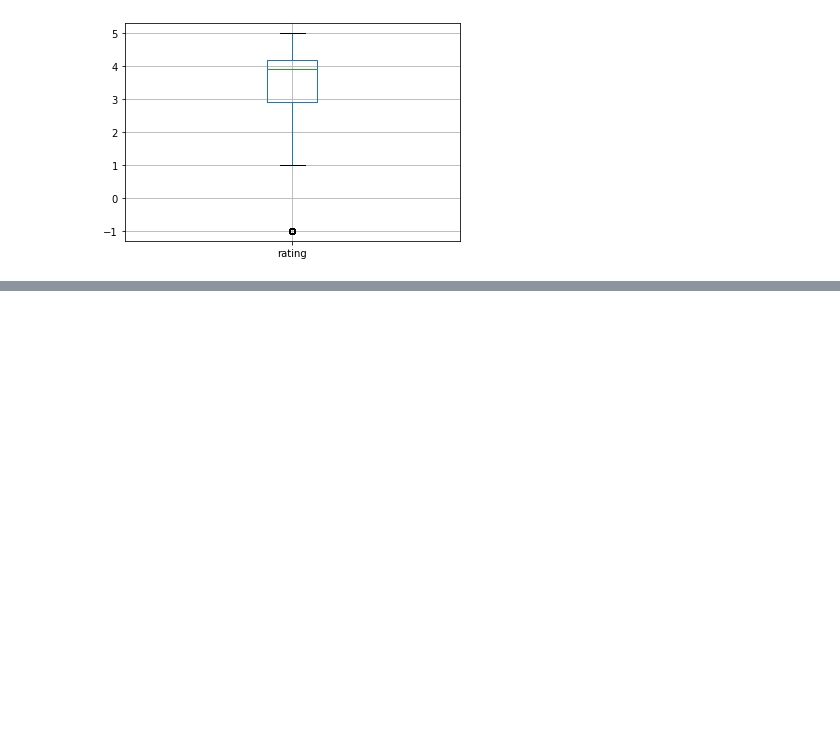
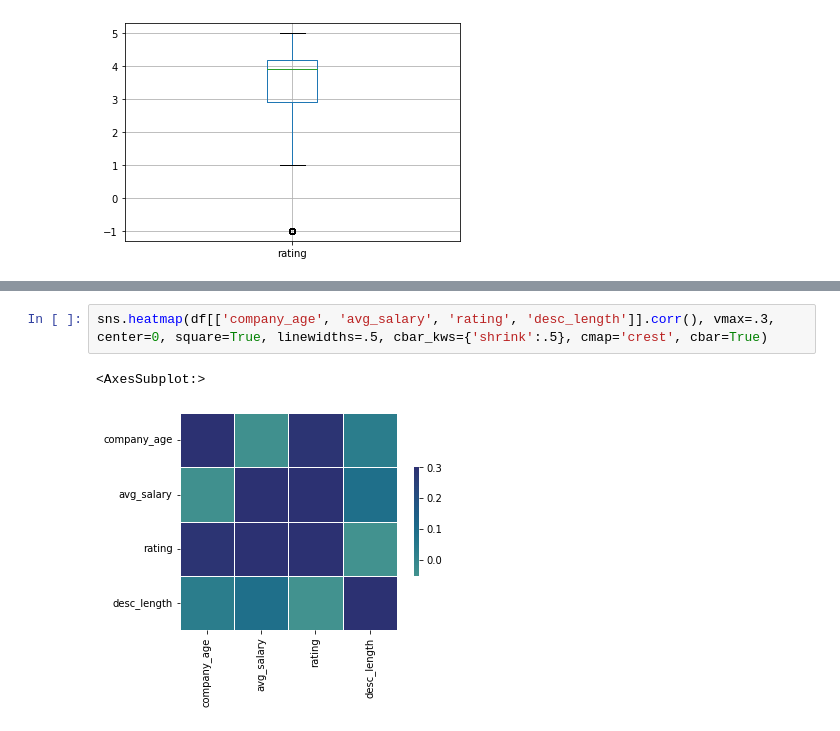
Before and after one commit to maxiberton/salary_pred_project, a Jupyter notebook: data_eda.ipynb, the cells around one changed output, grey strips where cells are left out. Drawn from its saved outputs; the diff is of its cells as text; blank space fills up the shorter version.

```diff
--- a/data_eda.ipynb
+++ b/data_eda.ipynb
@@ -102,0 +129,5 @@ df.boxplot(column=['rating'])
+# %%
+sns.heatmap(df[['company_age', 'avg_salary', 'rating', 'desc_length']].corr(), vmax=.3, center=0, square=True, linewidths=.5, cbar_kws={'shrink':.5}, cmap='crest', cbar=True)
+# %% [output]
+<AxesSubplot:>
+[figure, added]
```
Also changed, not shown: parts of 9 cells of this notebook, 1 other file.
